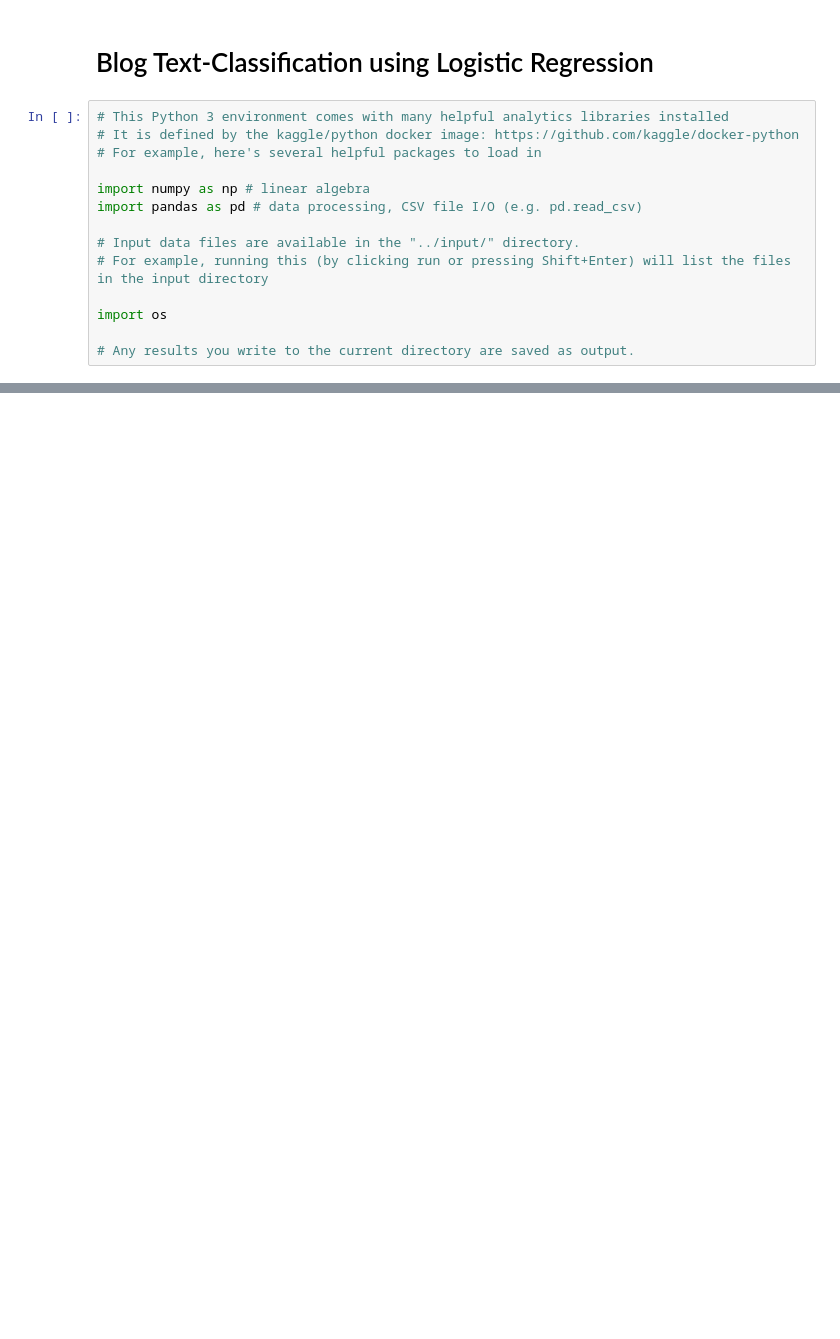
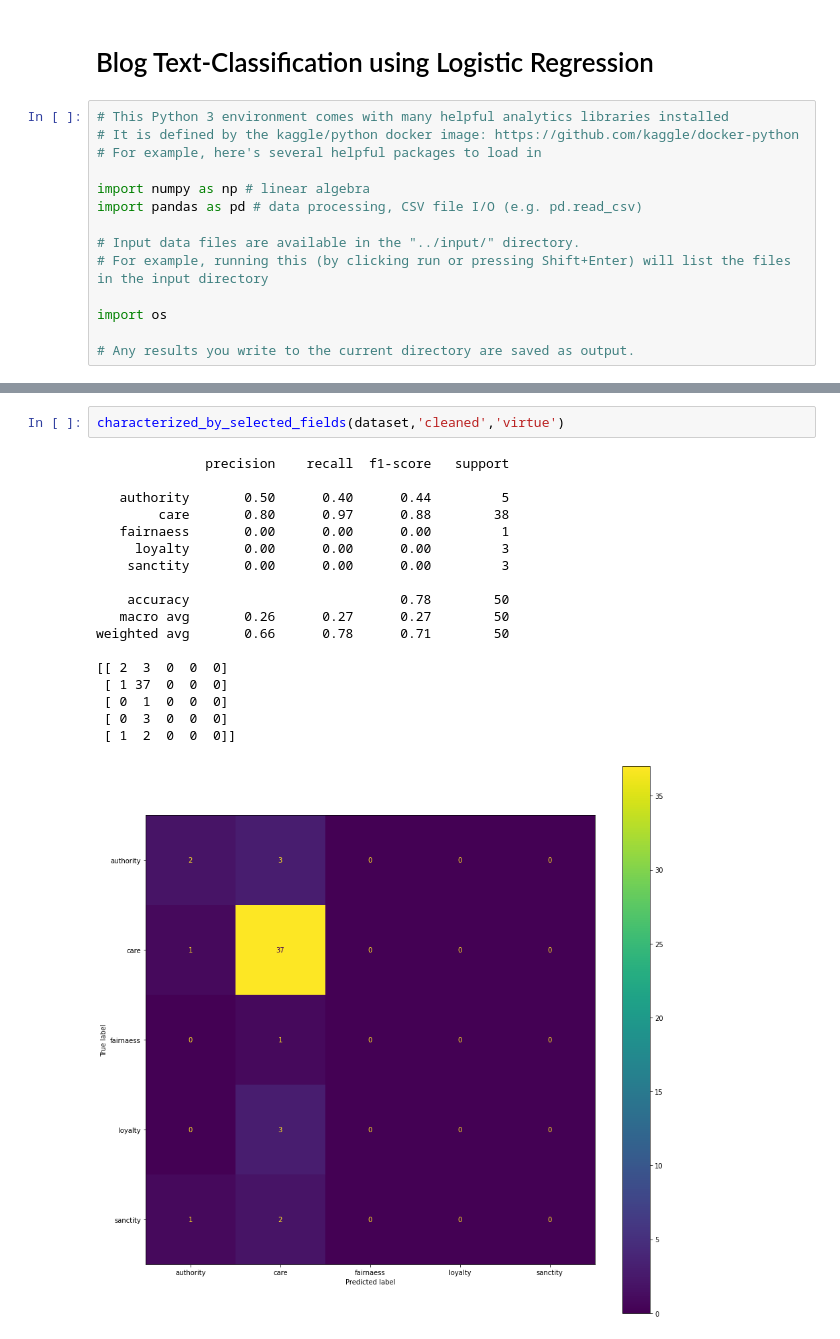
Before and after one commit to nakinnubis/inpacblogdata, a Jupyter notebook: ml-course-project.ipynb, the cells around one changed output, grey strips where cells are left out. Cells and saved outputs as stored; diff of their text form; blank space fills up the shorter version.

```diff
--- a/ml-course-project.ipynb
+++ b/ml-course-project.ipynb
@@ -444,0 +708,21 @@ plt.show()
+# %%
+characterized_by_selected_fields(dataset,'cleaned','virtue')
+# %% [output]
+              precision    recall  f1-score   support
+
+   authority       0.50      0.40      0.44         5
+        care       0.80      0.97      0.88        38
+   fairnaess       0.00      0.00      0.00         1
+     loyalty       0.00      0.00      0.00         3
+    sanctity       0.00      0.00      0.00         3
+
+    accuracy                           0.78        50
+   macro avg       0.26      0.27      0.27        50
+weighted avg       0.66      0.78      0.71        50
+
+[[ 2  3  0  0  0]
+ [ 1 37  0  0  0]
+ [ 0  1  0  0  0]
+ [ 0  3  0  0  0]
+ [ 1  2  0  0  0]]
+[figure, added]
```
Also changed, not shown: parts of 32 cells of this notebook, 5 other files.
